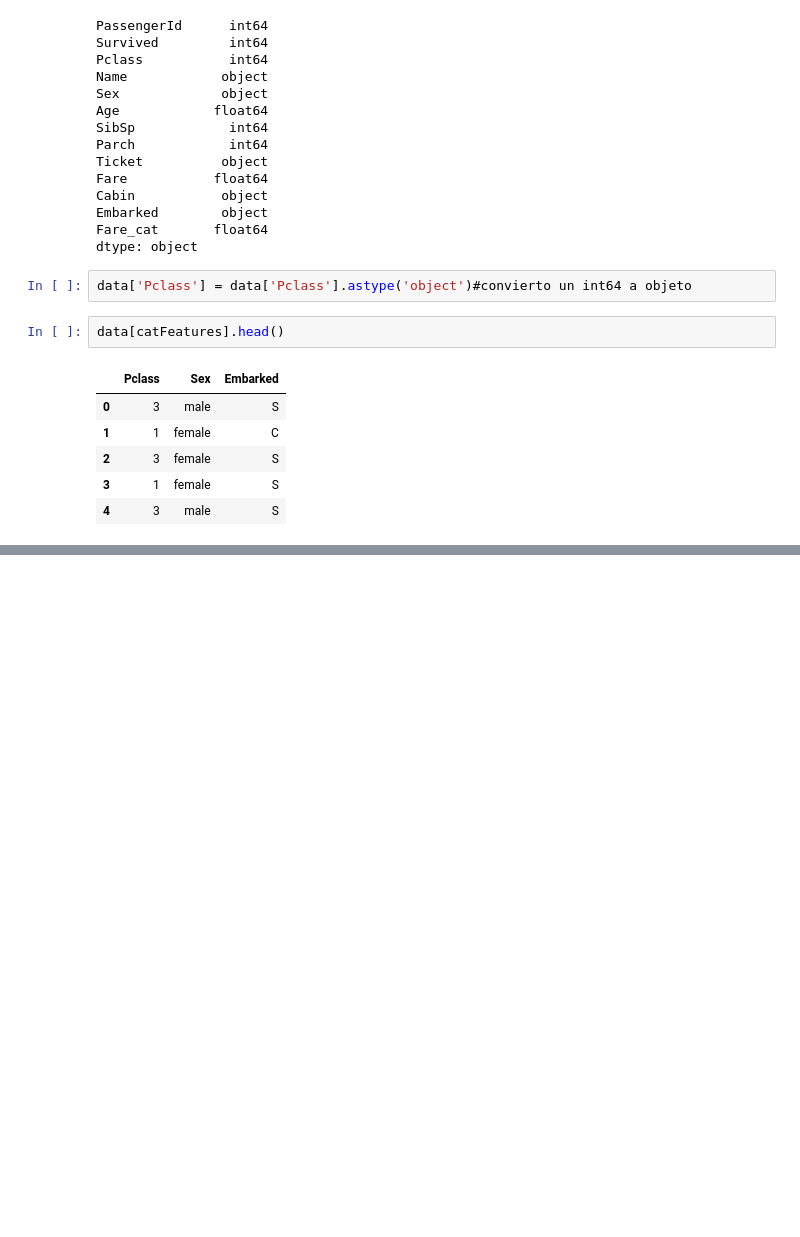
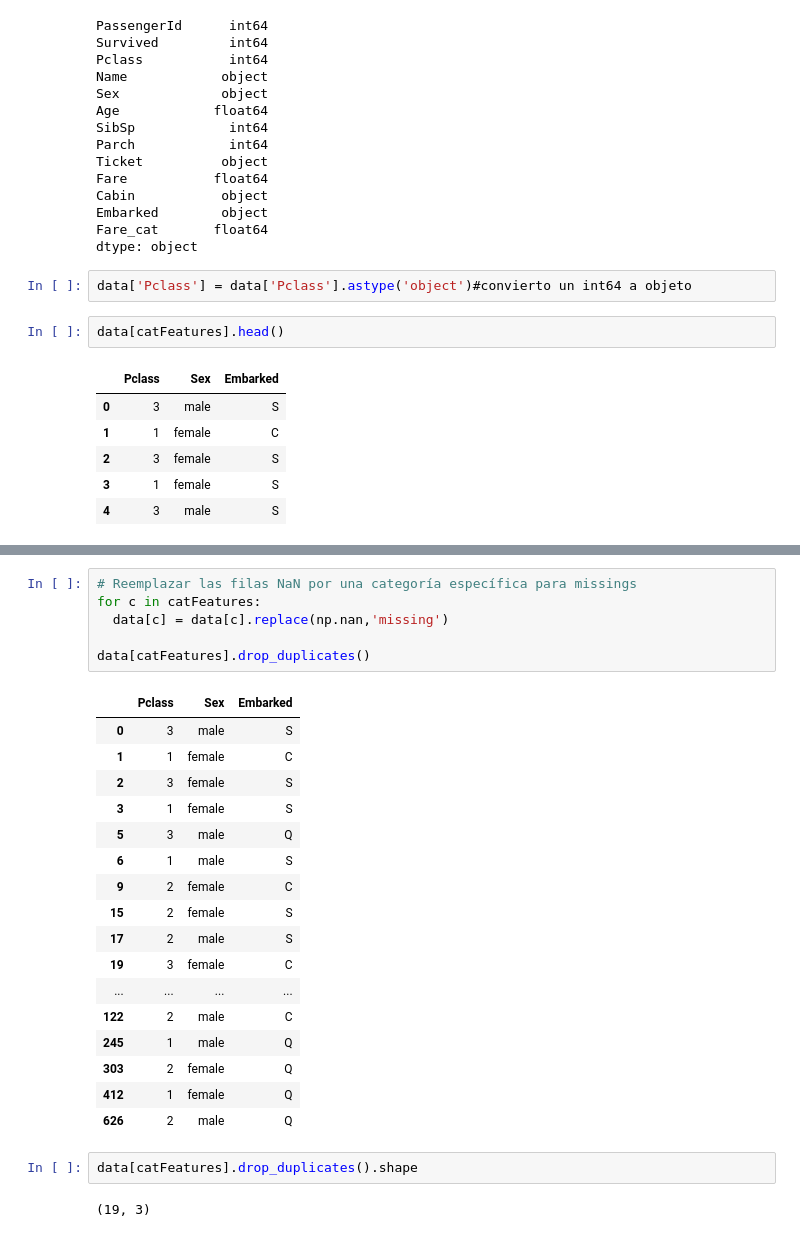
Before and after one commit to franklinhamer2727/PDE-machine-Learning, a Jupyter notebook: Arboles.ipynb, the cells around one changed output, grey strips where cells are left out. Drawn from its saved outputs; the diff is of its cells as text; blank space fills up the shorter version.

```diff
--- a/Arboles.ipynb
+++ b/Arboles.ipynb
@@ -274,0 +319,28 @@ data[catFeatures].head()
+# %%
+# Reemplazar las filas NaN por una categoría específica para missings
+for c in catFeatures:
+  data[c] = data[c].replace(np.nan,'missing')
+
+data[catFeatures].drop_duplicates()
+# %% [output]
+|  | Pclass | Sex | Embarked |
+| 0 | 3 | male | S |
+| 1 | 1 | female | C |
+| 2 | 3 | female | S |
+| 3 | 1 | female | S |
+| 5 | 3 | male | Q |
+| 6 | 1 | male | S |
+| 9 | 2 | female | C |
+| 15 | 2 | female | S |
+| 17 | 2 | male | S |
+| 19 | 3 | female | C |
+| ... | ... | ... | ... |
+| 122 | 2 | male | C |
+| 245 | 1 | male | Q |
+| 303 | 2 | female | Q |
+| 412 | 1 | female | Q |
+| 626 | 2 | male | Q |
+# %%
+data[catFeatures].drop_duplicates().shape
+# %% [output]
+(19, 3)
```
Also changed, not shown: parts of 12 cells of this notebook.
